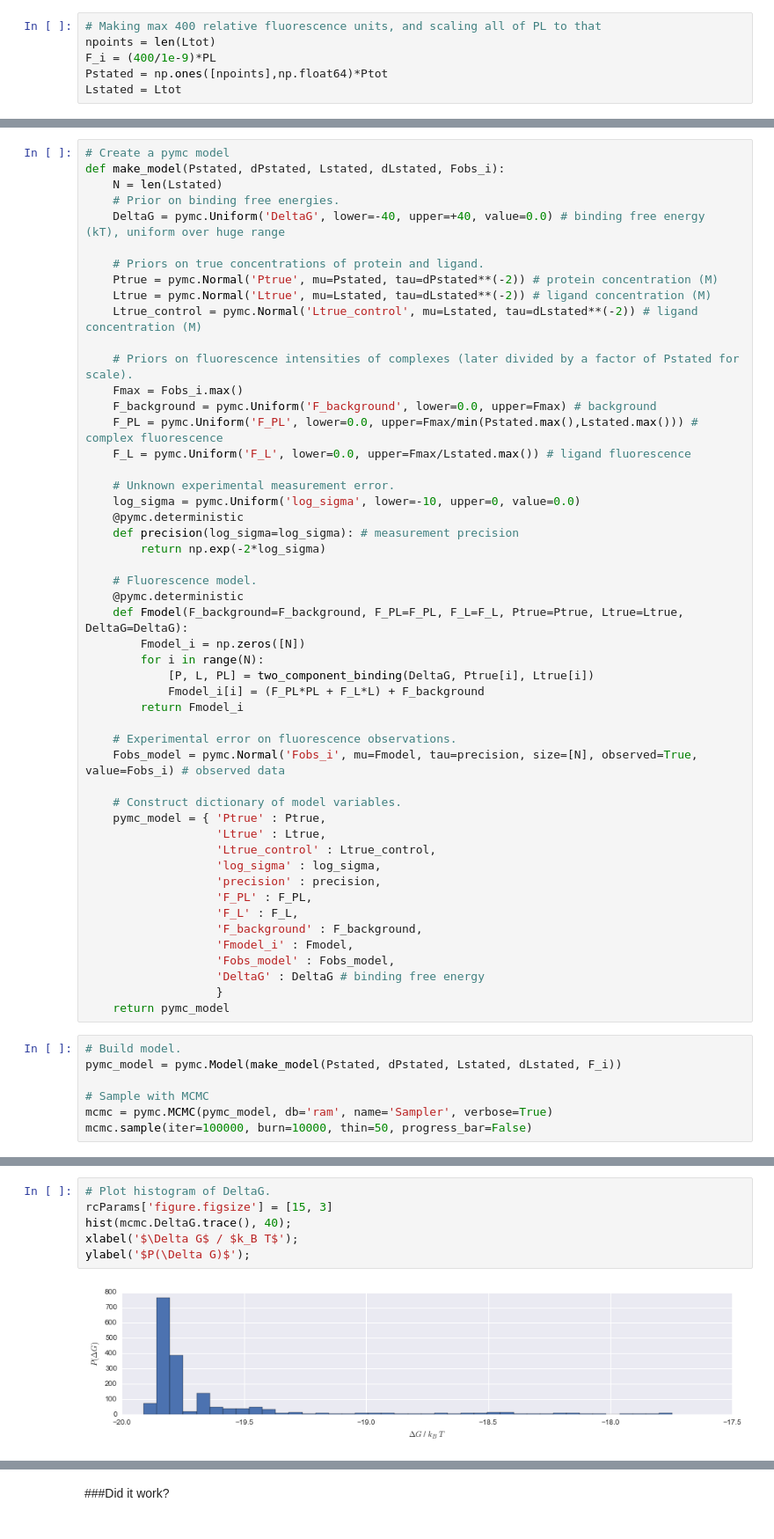
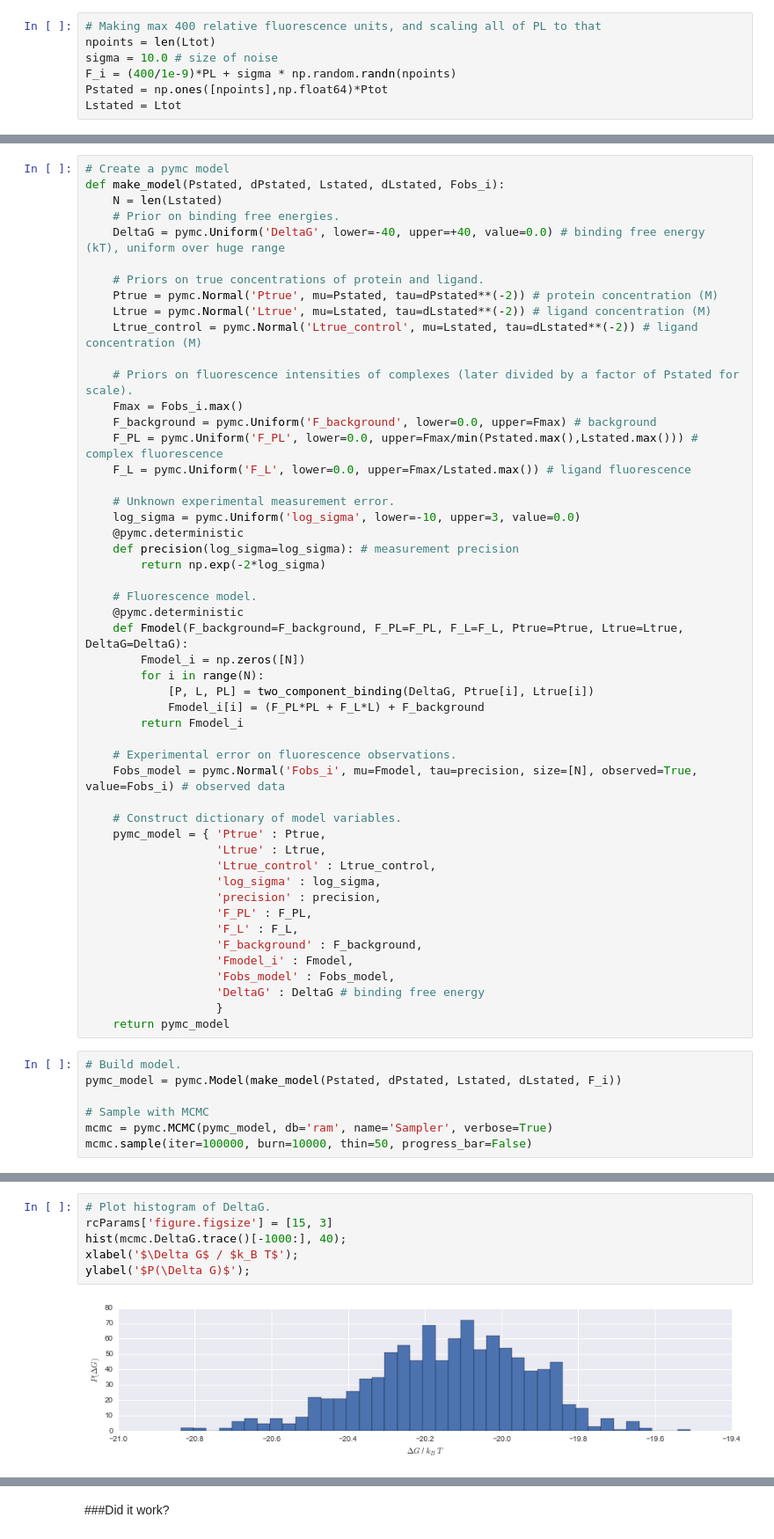
Before and after one commit to choderalab/assaytools, a Jupyter notebook: examples/binding-assay-modeling/Just Modeling - Bayes with Modeled data.ipynb, the cells around one changed output, grey strips where cells are left out. Shown at 88% size. Cells and saved outputs as stored; diff of their text form.

```diff
--- a/examples/binding-assay-modeling/Just Modeling - Bayes with Modeled data.ipynb
+++ b/examples/binding-assay-modeling/Just Modeling - Bayes with Modeled data.ipynb
@@ -67,7 +67,8 @@ plt.legend();
 # %%
 # Making max 400 relative fluorescence units, and scaling all of PL to that
 npoints = len(Ltot)
-F_i = (400/1e-9)*PL
+sigma = 10.0 # size of noise
+F_i = (400/1e-9)*PL + sigma * np.random.randn(npoints)
 Pstated = np.ones([npoints],np.float64)*Ptot
 Lstated = Ltot
 # %%
@@ -103,7 +104,7 @@ def make_model(Pstated, dPstated, Lstated, dLstated, Fobs_i):
     F_L = pymc.Uniform('F_L', lower=0.0, upper=Fmax/Lstated.max()) # ligand fluorescence
 
     # Unknown experimental measurement error.
-    log_sigma = pymc.Uniform('log_sigma', lower=-10, upper=0, value=0.0)
+    log_sigma = pymc.Uniform('log_sigma', lower=-10, upper=3, value=0.0)
     @pymc.deterministic
     def precision(log_sigma=log_sigma): # measurement precision
         return np.exp(-2*log_sigma)
@@ -170,11 +171,11 @@ print mcmc.Ltrue.trace().min()
 # %%
 # Plot histogram of DeltaG.
 rcParams['figure.figsize'] = [15, 3]
-hist(mcmc.DeltaG.trace(), 40);
+hist(mcmc.DeltaG.trace()[-1000:], 40);
 xlabel('$\Delta G$ / $k_B T$');
 ylabel('$P(\Delta G)$');
 # %% [output]
-[figure, old version]
+[figure, new version]
 # %%
 # Plot trace of intrinsic fluorescence parameters.
 rcParams['figure.figsize'] = [15, 3]
```
Also changed, not shown: parts of 21 cells of this notebook.
